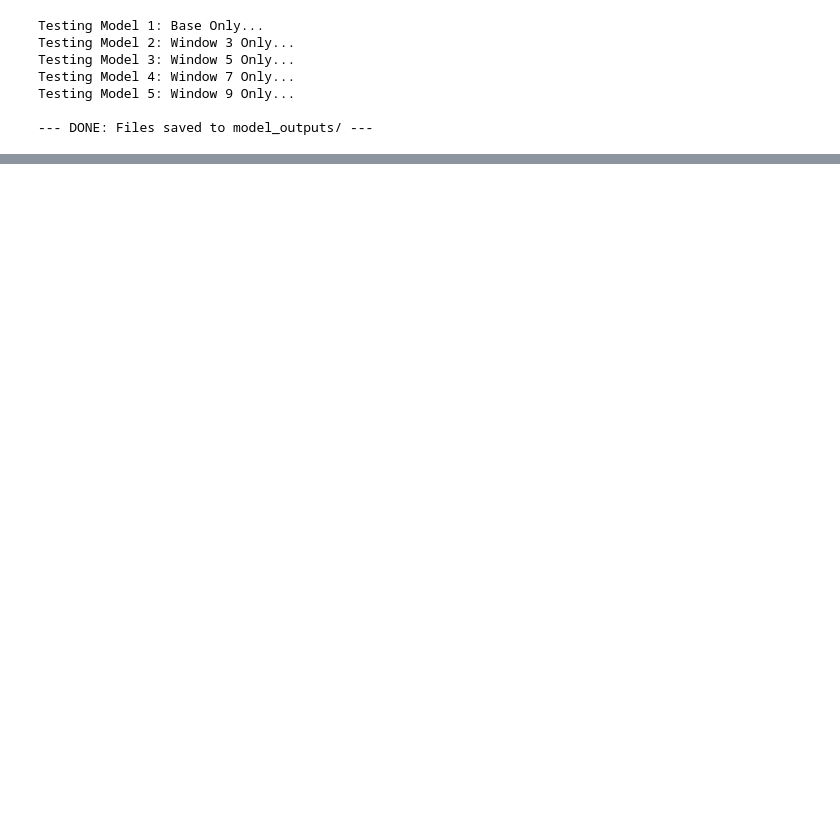
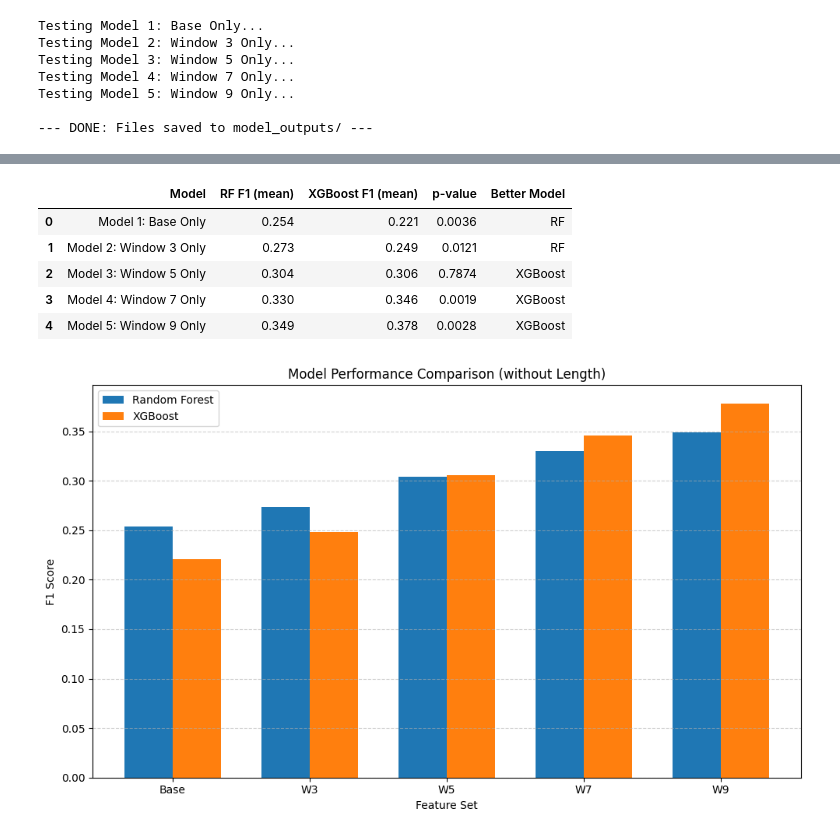
Before and after one commit to scorteccilinda/PPI-Interface-Prediction-ML, a Jupyter notebook: XGBoost_RF_wm_no_length_confusion_matrix.ipynb, the cells around one changed output, grey strips where cells are left out. Drawn from its saved outputs; the diff is of its cells as text; code cells hidden in the pictures; blank space fills up the shorter version.

```diff
--- a/XGBoost_RF_wm_no_length_confusion_matrix.ipynb
+++ b/XGBoost_RF_wm_no_length_confusion_matrix.ipynb
@@ -191,3 +200,77 @@ for config_name, file_info_list in saved_files_registry.items():
+# %%
+from scipy.stats import ttest_rel
+import pandas as pd
+import numpy as np
+import matplotlib.pyplot as plt
+
+pairs = [
+("Model 1: Base Only_RF (Undersampled)", "Model 1: Base Only_XGBoost (Class Weight)"),
+("Model 2: Window 3 Only_RF (Undersampled)", "Model 2: Window 3 Only_XGBoost (Class Weight)"),
+("Model 3: Window 5 Only_RF (Undersampled)", "Model 3: Window 5 Only_XGBoost (Class Weight)"),
+("Model 4: Window 7 Only_RF (Undersampled)", "Model 4: Window 7 Only_XGBoost (Class Weight)"),
+("Model 5: Window 9 Only_RF (Undersampled)", "Model 5: Window 9 Only_XGBoost (Class Weight)")
+]
+
+rows = []
+rf_means = []
+xgb_means = []
+labels = []
+
+for rf_key, xgb_key in pairs:
+
+    rf_f1 = f1_scores_by_config[rf_key]
+    xgb_f1 = f1_scores_by_config[xgb_key]
+
+    t_stat, p_value = ttest_rel(rf_f1, xgb_f1)
+
+    rf_mean = np.mean(rf_f1)
+    xgb_mean = np.mean(xgb_f1)
+
+    rows.append({
+        "Model": rf_key.split("_")[0],
+        "RF F1 (mean)": round(rf_mean, 3),
+        "XGBoost F1 (mean)": round(xgb_mean, 3),
+        "p-value": round(p_value, 4),
+        "Better Model": "RF" if rf_mean > xgb_mean else "XGBoost"
+    })
+
+    rf_means.append(rf_mean)
+    xgb_means.append(xgb_mean)
+    labels.append(rf_key.split("_")[0])
+
+# table
+results_table = pd.DataFrame(rows)
+display(results_table)
+
+# F1 bar plot
+labels_short = ["Base", "W3", "W5", "W7", "W9"]
+
+x = np.arange(len(labels_short))
+width = 0.35
+
+plt.figure(figsize=(10,6))
+
+plt.bar(x - width/2, rf_means, width, label="Random Forest")
+plt.bar(x + width/2, xgb_means, width, label="XGBoost")
+
+plt.xticks(x, labels_short)
+plt.ylabel("F1 Score")
+plt.xlabel("Feature Set")
+plt.title("Model Performance Comparison (without Length)")
+plt.legend()
+
+plt.grid(axis='y', linestyle='--', alpha=0.6)
+
+plt.tight_layout()
+plt.show()
+# %% [output]
+|  | Model | RF F1 (mean) | XGBoost F1 (mean) | p-value | Better Model |
+| 0 | Model 1: Base Only | 0.254 | 0.221 | 0.0036 | RF |
+| 1 | Model 2: Window 3 Only | 0.273 | 0.249 | 0.0121 | RF |
+| 2 | Model 3: Window 5 Only | 0.304 | 0.306 | 0.7874 | XGBoost |
+| 3 | Model 4: Window 7 Only | 0.330 | 0.346 | 0.0019 | XGBoost |
+| 4 | Model 5: Window 9 Only | 0.349 | 0.378 | 0.0028 | XGBoost |
+[figure, added]
 # %%
 # 7. CONFUSION MATRIX OF THE XGBOOST: Model 5: Window 9 Only
 target_model = "Model 5: Window 9 Only"
```
Also changed, not shown: parts of 6 cells of this notebook.
